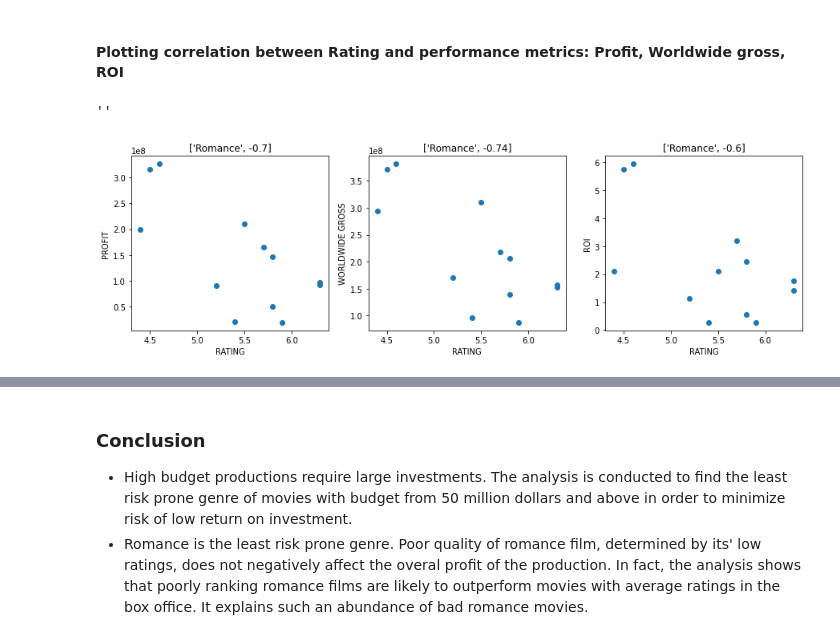
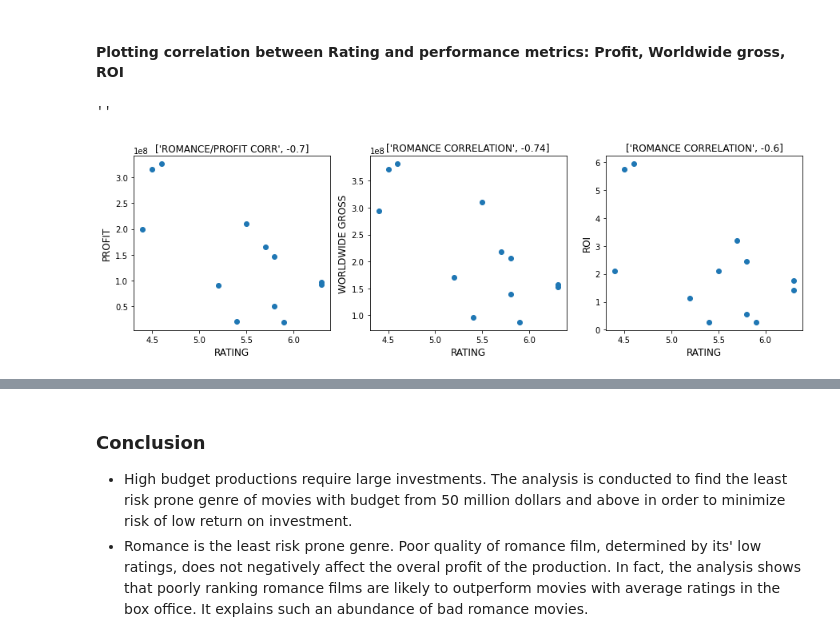
Before and after one commit to learn-co-curriculum/dsc-phase-1-project-v2-4, a Jupyter notebook: final_notebook.ipynb, the cells around one changed output, grey strips where cells are left out. Drawn from its saved outputs; the diff is of its cells as text; code cells hidden in the pictures.

```diff
--- a/final_notebook.ipynb
+++ b/final_notebook.ipynb
@@ -628,28 +652,29 @@ low_ranking['profit'] = (low_ranking['worldwide_gross'] - low_ranking['productio
 # %% [markdown]
 #### Plotting correlation between Rating and performance metrics: Profit, Worldwide gross, ROI
 # %%
-# plt.savefig(‘/my_plot.png')
+figure, (ax1, ax2, ax3) = plt.subplots(figsize=(15, 4), nrows=1, ncols=3)
+scatter_plot_title = 'ROMANCE CORRELATION'
+ax1.scatter(x= 'averagerating', y= 'profit', data = low_ranking[low_ranking['genres'] == 'Romance'])
+ax1.set_title(["ROMANCE/PROFIT CORR", low_ranking[low_ranking.genres=='Romance'].corr().loc['profit'][0].round(2)], fontsize=12)
+ax1.set_ylabel('PROFIT', fontsize=12)
+ax1.set_xlabel('RATING', fontsize=12)
 
-figure, (ax1, ax2, ax3) = plt.subplots(figsize=(15, 4), nrows=1, ncols=3)
-scatter_plot_title = 'Romance'
-ax1.scatter(x= 'averagerating', y= 'profit', data = low_ranking[low_ranking['genres'] == 'Romance'])
-ax1.set_title([scatter_plot_title, low_ranking[low_ranking.genres=='Romance'].corr().loc['profit'][0].round(2)])
-ax1.set_ylabel('PROFIT')
-ax1.set_xlabel('RATING')
 
 
 ax2.scatter(x= 'averagerating', y= 'worldwide_gross', data = low_ranking[low_ranking['genres'] == 'Romance'])
-ax2.set_title([scatter_plot_title, low_ranking[low_ranking.genres=='Romance'].corr().loc['worldwide_gross'][0].round(2)])
-ax2.set_ylabel('WORLDWIDE GROSS')
-ax2.set_xlabel('RATING')
+ax2.set_title([scatter_plot_title, low_ranking[low_ranking.genres=='Romance'].corr().loc['worldwide_gross'][0].round(2)], fontsize=12)
+ax2.set_ylabel('WORLDWIDE GROSS', fontsize=12)
+ax2.set_xlabel('RATING', fontsize=12)
 
 
 ax3.scatter(x= 'averagerating', y= 'roi', data = low_ranking[low_ranking['genres'] == 'Romance'])
-ax3.set_title([scatter_plot_title, low_ranking[low_ranking.genres=='Romance'].corr().loc['roi'][0].round(2)])
-ax3.set_ylabel('ROI')
-ax3.set_xlabel('RATING')
+ax3.set_title([scatter_plot_title, low_ranking[low_ranking.genres=='Romance'].corr().loc['roi'][0].round(2)], fontsize=12)
+ax3.set_ylabel('ROI', fontsize=12)
+ax3.set_xlabel('RATING', fontsize=12)
+
+
 
 ;
 # %% [output]
 ''
-[figure, old version]
+[figure, new version]
```
Also changed, not shown: parts of 11 cells of this notebook, 1 other file.
